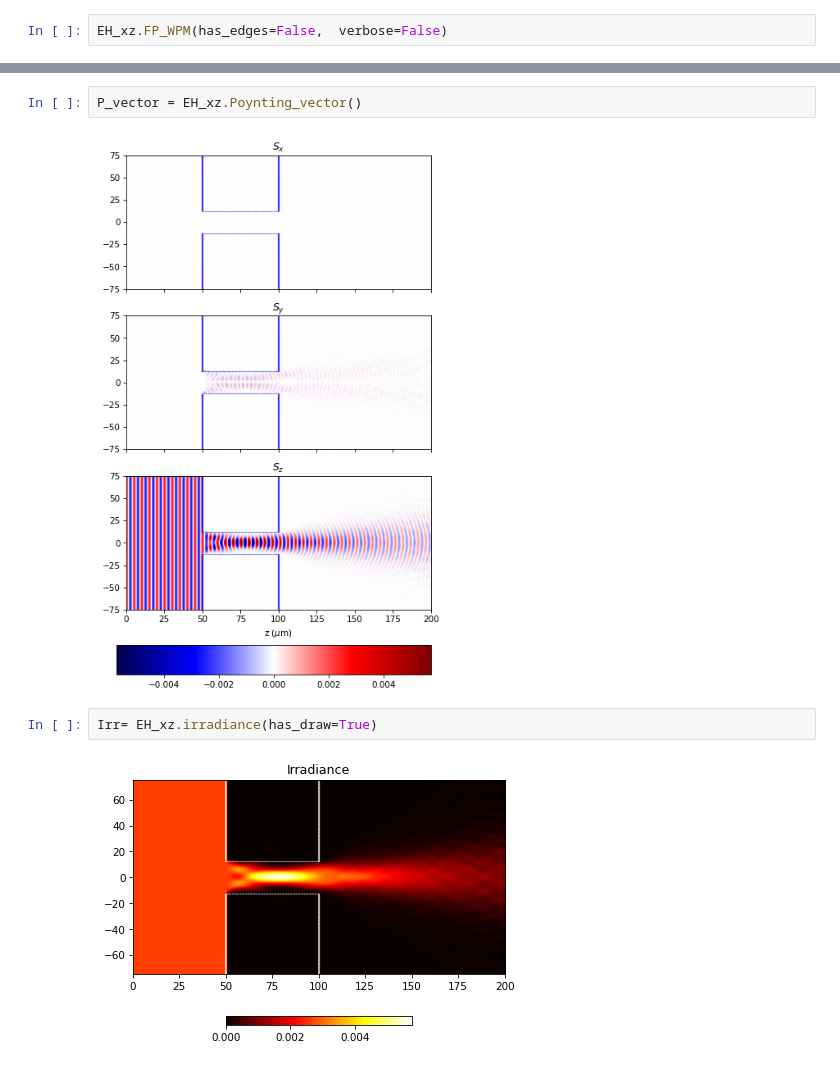
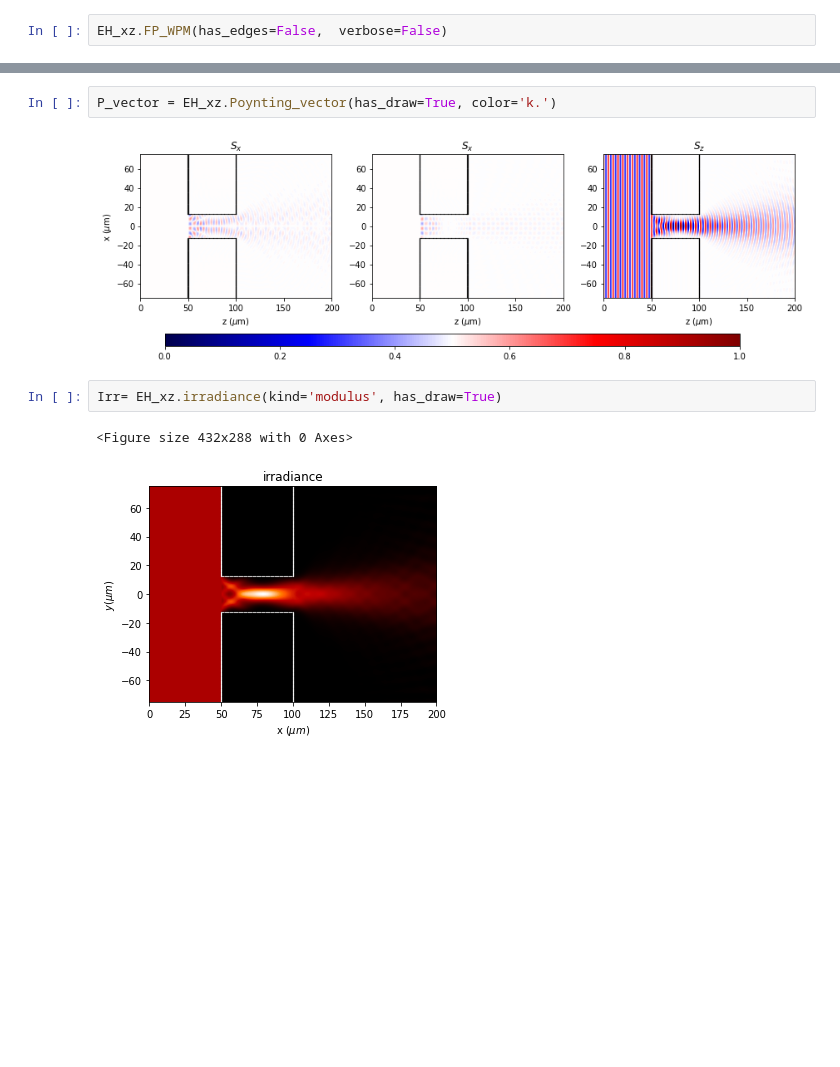
Before and after one commit to aocg-ucm/diffractio, a Jupyter notebook: docs/source/examples_vector/diffraction_slit.ipynb, the cells around one changed output, grey strips where cells are left out. Cells and saved outputs as stored; diff of their text form; blank space fills up the shorter version.

```diff
--- a/docs/source/examples_vector/diffraction_slit.ipynb
+++ b/docs/source/examples_vector/diffraction_slit.ipynb
@@ -78,11 +79,12 @@ EH_xz.draw('EH', logarithm=False, normalize= False, cut_value=None, draw_borders
 # %%
-P_vector = EH_xz.Poynting_vector()
+P_vector = EH_xz.Poynting_vector(has_draw=True, color='k.')
 # %% [output]
-[figure, old version]
+[figure, new version]
 # %%
-Irr= EH_xz.irradiance(has_draw=True)
+Irr= EH_xz.irradiance(kind='modulus', has_draw=True)
 # %% [output]
+<Figure size 432x288 with 0 Axes>
-[figure, old version]
+[figure, new version]
 # %%
 EH_xz.energy_density(has_draw=True)
 # %% [output]
```
Also changed, not shown: parts of 9 cells of this notebook, 14 other files.
